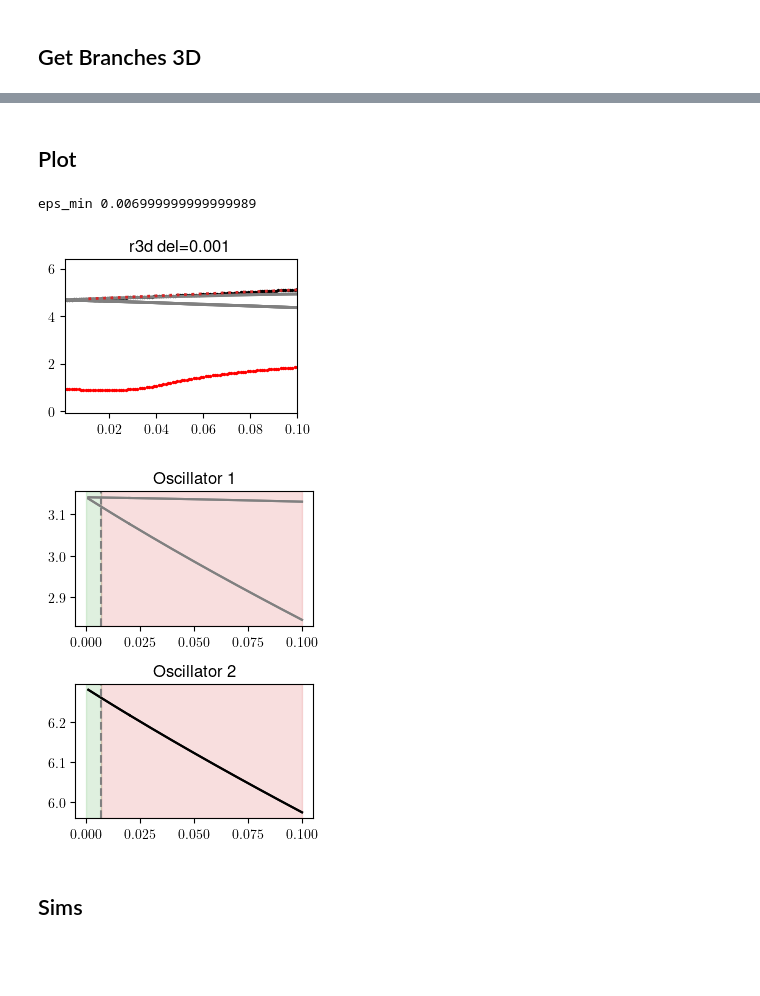
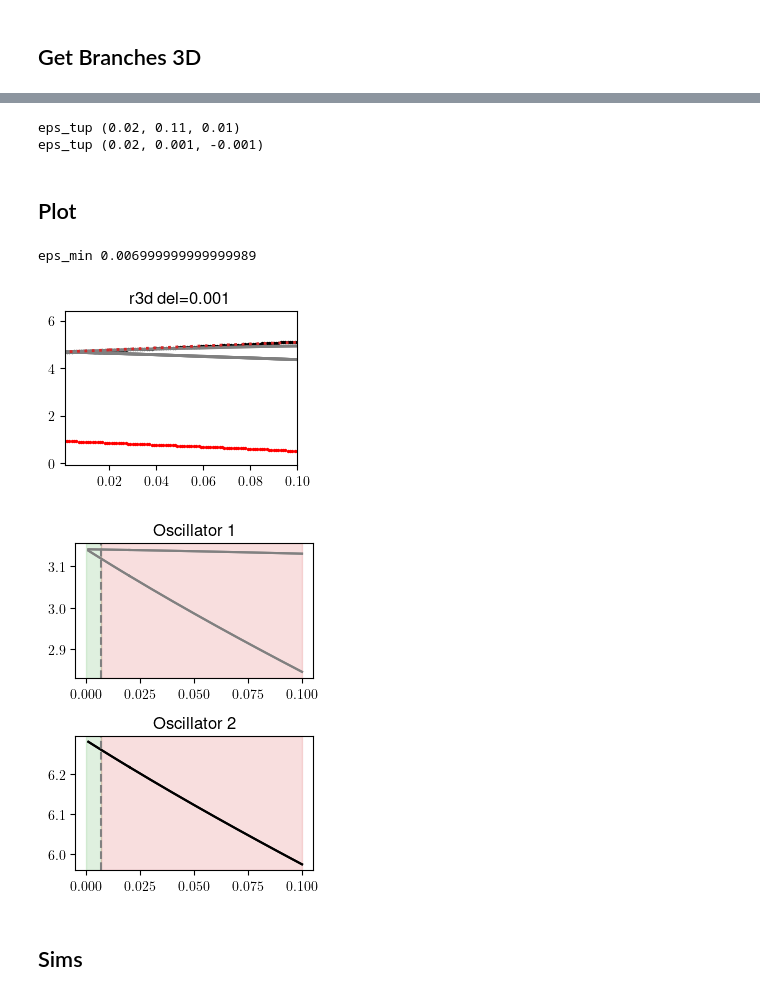
Before and after one commit to youngmp/nm, a Jupyter notebook: jupyter/bif_thal2_21.ipynb, the cells around one changed output, grey strips where cells are left out. Drawn from its saved outputs; the diff is of its cells as text; code cells hidden in the pictures; blank space fills up the shorter version.

```diff
--- a/jupyter/bif_thal2_21.ipynb
+++ b/jupyter/bif_thal2_21.ipynb
@@ -342,0 +341,17 @@ data_r3d_p001_list.append(dat)
+# %%
+data_list_r3d = []
+# %%
+kw_follow_r3d = {'a':a21_p001,'rhs':_redu_3dc,'recompute':False,
+                 'bifdir':'bif1d_thal2/'}
+# %%
+in_dicts_r3d = [dict(init=5,eps_tup=(.02,.11,.01)),
+                dict(init=5,eps_tup=(.02,.001,-.001))]
+# %%
+for i in range(len(in_dicts_r3d)):
+    in1 = in_dicts_r3d[i]
+    dat = follow_locking_3d(**in1,**kw_follow_r3d)
+    data_list_r3d.append(dat)
+fname = kw_follow_r3d['bifdir']+'hyper_r3d_thal2_21_p001.txt'
+# %% [output]
+eps_tup (0.02, 0.11, 0.01)
+eps_tup (0.02, 0.001, -0.001)
@@ -345,11 +369,11 @@ data_r3d_p001_list.append(dat)
 # %%
 quick_plot_combined(a21_p001,
                     kw_f={'data_list':data_p001_list},
-                    kw_r3d={'data_list':data_r3d_p001_list},
+                    kw_r3d={'data_list':data_list_r3d},
                     kw_r={'etup':etup21})
 # %% [output]
 eps_min 0.006999999999999989
-[figure, old version]
+[figure, new version]
 [figure]
 # %% [markdown]
 ## Sims
```
Also changed, not shown: parts of 77 cells of this notebook, 10 other files.
